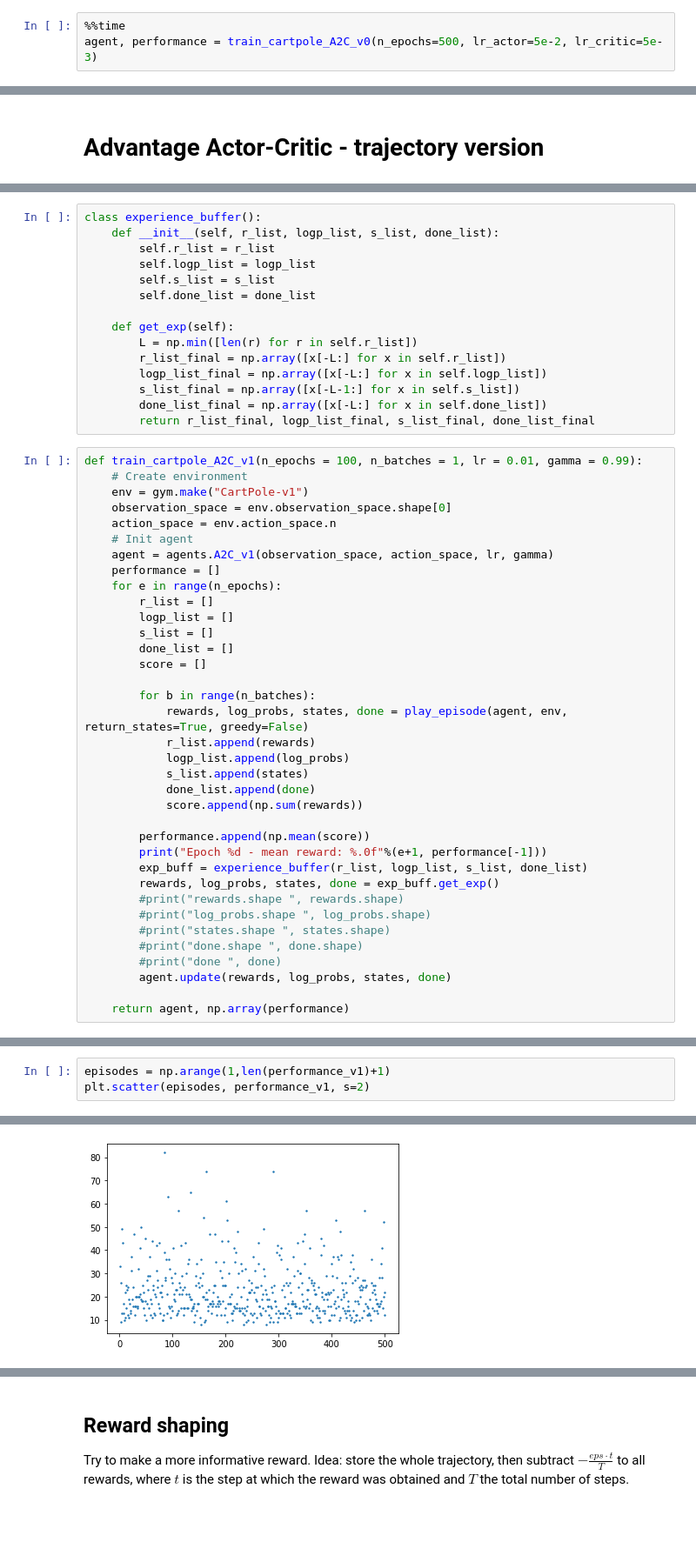
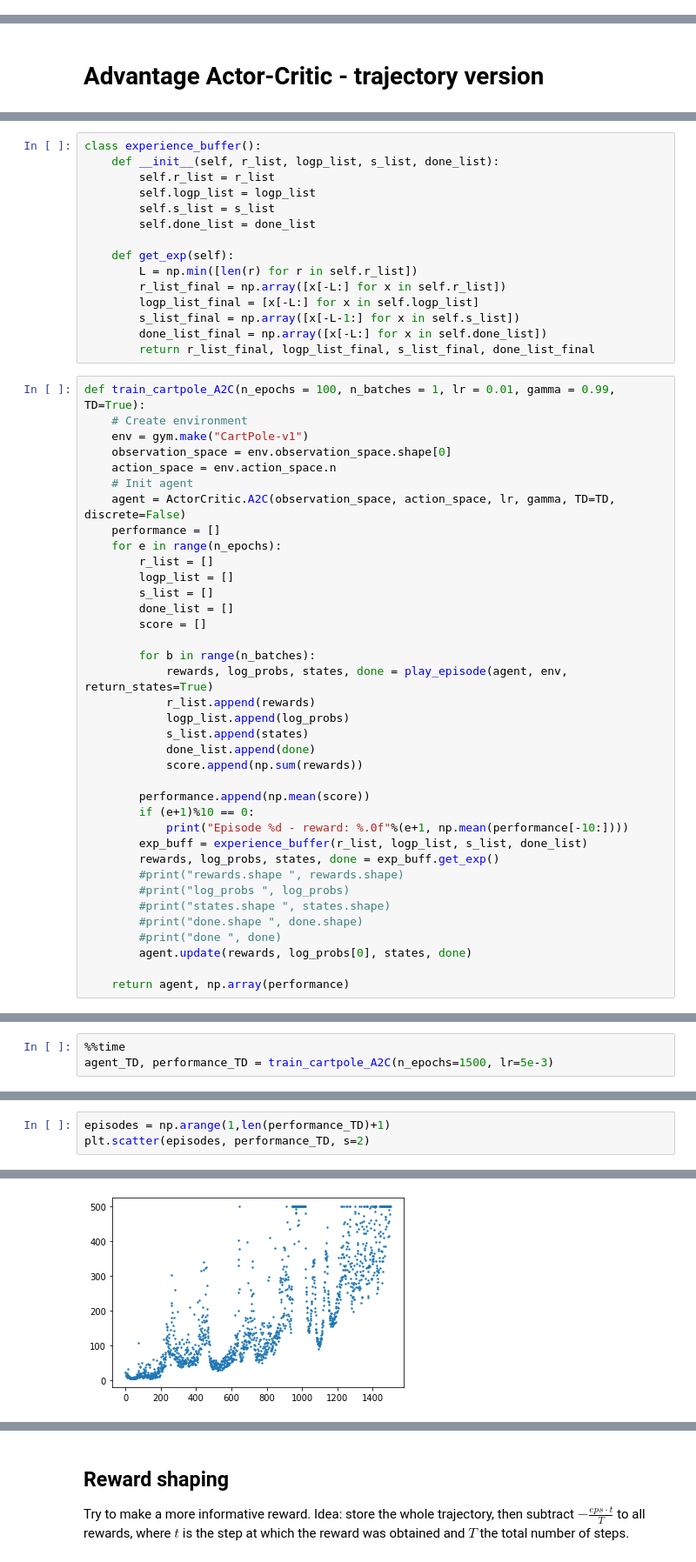
Before and after one commit to nicoladainese96/Policy-based-RL, a Jupyter notebook: cartpole_task.ipynb, the cells around one changed output, grey strips where cells are left out. Shown: that part at 87% size. Cells and saved outputs as stored; diff of their text form; blank space fills up the shorter version.

```diff
--- a/cartpole_task.ipynb
+++ b/cartpole_task.ipynb
@@ -201,3 +139,0 @@ def train_cartpole_A2C_v0(n_epochs = 100, lr_actor = 0.01, lr_critic = 0.01, gam
-# %%
-%%time
-agent, performance = train_cartpole_A2C_v0(n_epochs=500, lr_actor=5e-2, lr_critic=5e-3)
@@ -246,18 +157,18 @@ class experience_buffer():
     def get_exp(self):
         L = np.min([len(r) for r in self.r_list])
         r_list_final = np.array([x[-L:] for x in self.r_list])
-        logp_list_final = np.array([x[-L:] for x in self.logp_list])
+        logp_list_final = [x[-L:] for x in self.logp_list]
         s_list_final = np.array([x[-L-1:] for x in self.s_list])
         done_list_final = np.array([x[-L:] for x in self.done_list])
         return r_list_final, logp_list_final, s_list_final, done_list_final
 # %%
-def train_cartpole_A2C_v1(n_epochs = 100, n_batches = 1, lr = 0.01, gamma = 0.99):
+def train_cartpole_A2C(n_epochs = 100, n_batches = 1, lr = 0.01, gamma = 0.99, TD=True):
     # Create environment
     env = gym.make("CartPole-v1")
     observation_space = env.observation_space.shape[0]
     action_space = env.action_space.n
     # Init agent
-    agent = agents.A2C_v1(observation_space, action_space, lr, gamma)
+    agent = ActorCritic.A2C(observation_space, action_space, lr, gamma, TD=TD, discrete=False)
     performance = []
     for e in range(n_epochs):
         r_list = []
@@ -267,7 +178,7 @@ def train_cartpole_A2C_v1(n_epochs = 100, n_batches = 1, lr = 0.01, gamma = 0.99
         score = []
 
         for b in range(n_batches):
-            rewards, log_probs, states, done = play_episode(agent, env, return_states=True, greedy=False)
+            rewards, log_probs, states, done = play_episode(agent, env, return_states=True)
             r_list.append(rewards)
             logp_list.append(log_probs)
             s_list.append(states)
@@ -275,14 +186,15 @@ def train_cartpole_A2C_v1(n_epochs = 100, n_batches = 1, lr = 0.01, gamma = 0.99
             score.append(np.sum(rewards))
 
         performance.append(np.mean(score))
-        print("Epoch %d - mean reward: %.0f"%(e+1, performance[-1]))
+        if (e+1)%10 == 0:
+            print("Episode %d - reward: %.0f"%(e+1, np.mean(performance[-10:])))
         exp_buff = experience_buffer(r_list, logp_list, s_list, done_list)
         rewards, log_probs, states, done = exp_buff.get_exp()
         #print("rewards.shape ", rewards.shape)
-        #print("log_probs.shape ", log_probs.shape)
+        #print("log_probs ", log_probs)
         #print("states.shape ", states.shape)
         #print("done.shape ", done.shape)
         #print("done ", done)
-        agent.update(rewards, log_probs, states, done)
+        agent.update(rewards, log_probs[0], states, done)
 
     return agent, np.array(performance)
@@ -309,0 +201,3 @@ Wall time: 9.5 s
+# %%
+%%time
+agent_TD, performance_TD = train_cartpole_A2C(n_epochs=1500, lr=5e-3)
@@ -310,7 +222,7 @@ Wall time: 9.5 s
 # %%
-episodes = np.arange(1,len(performance_v1)+1)
-plt.scatter(episodes, performance_v1, s=2)
+episodes = np.arange(1,len(performance_TD)+1)
+plt.scatter(episodes, performance_TD, s=2)
 # %% [output]
 <matplotlib.collections.PathCollection at 0x...>
-[figure, old version]
+[figure, new version]
 # %%
```
Also changed, not shown: parts of 44 cells of this notebook, 8 other files.
